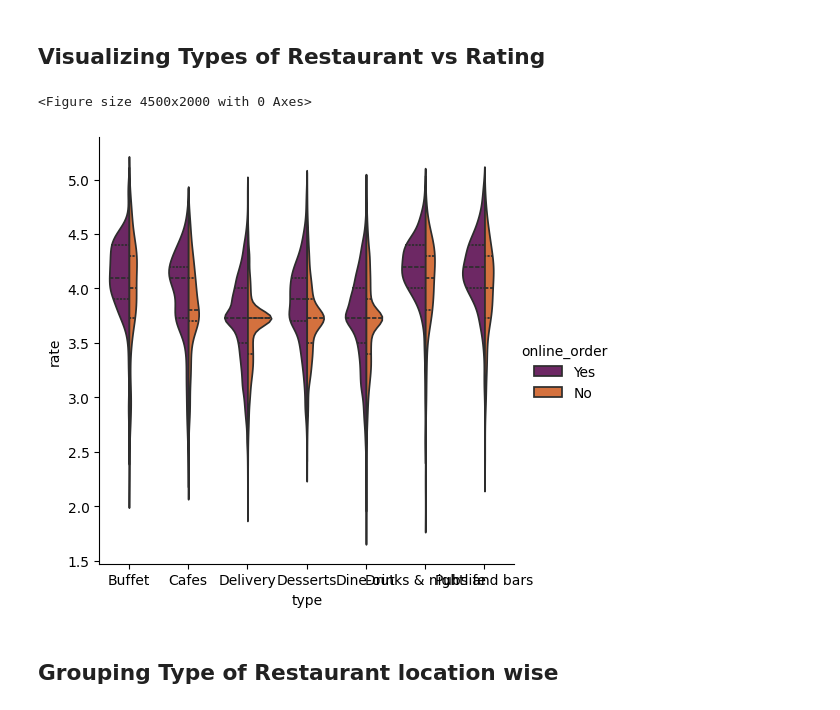
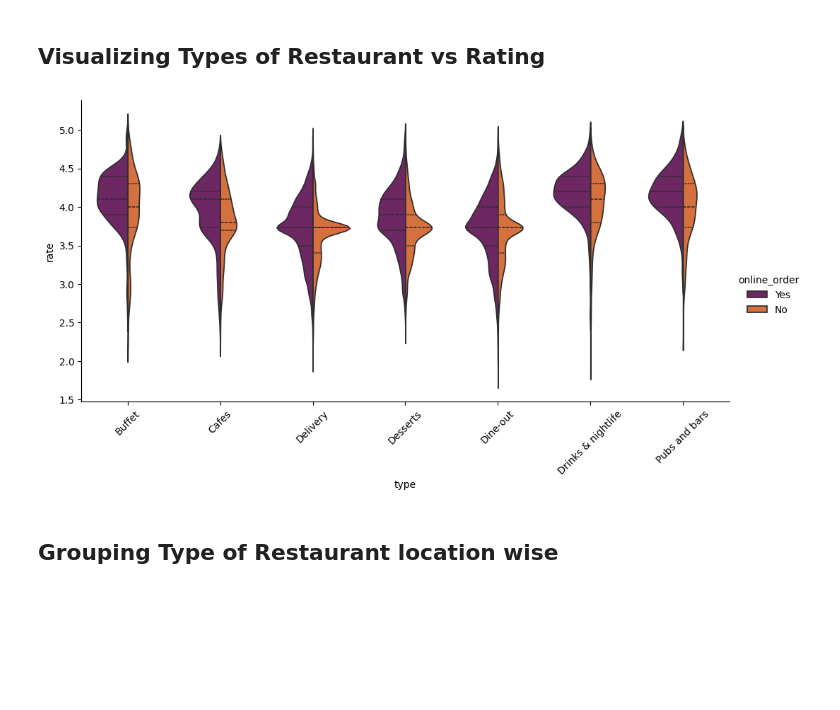
Before and after one commit to shaadclt/Zomato-Dataset-Analysis, a Jupyter notebook: Zomato Dataset Analysis.ipynb, the cells around one changed output. Drawn from its saved outputs; the diff is of its cells as text; code cells hidden in the pictures; blank space fills up the shorter version.

```diff
--- a/Zomato Dataset Analysis.ipynb
+++ b/Zomato Dataset Analysis.ipynb
@@ -520,12 +529,22 @@ data2.plot(kind='bar',figsize=(15,8))
 # %% [markdown]
 ## Visualizing Types of Restaurant vs Rating
 # %%
-plt.figure(figsize=[45,20])
-sns.catplot(x='type',y='rate',data=data, hue='online_order', split=True, inner="quart", kind='violin', palette='inferno')
+sns.catplot(
+    x='type',
+    y='rate',
+    data=data,
+    hue='online_order',
+    split=True,
+    inner="quart",
+    kind='violin',
+    palette='inferno',
+    height=5,
+    aspect=2
+)
+plt.xticks(rotation=45)
 plt.show()
 # %% [output]
-<Figure size 4500x2000 with 0 Axes>
-[figure, old version]
+[figure, new version]
 # %% [markdown]
 ## Grouping Type of Restaurant location wise
 # %%
```
Also changed, not shown: parts of 3 cells of this notebook.
